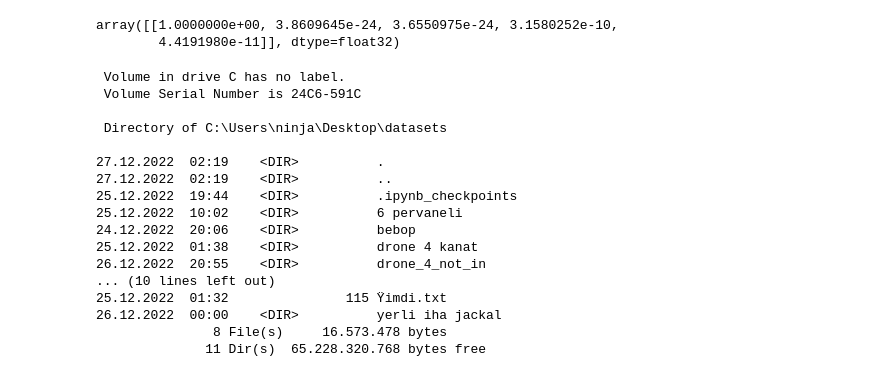
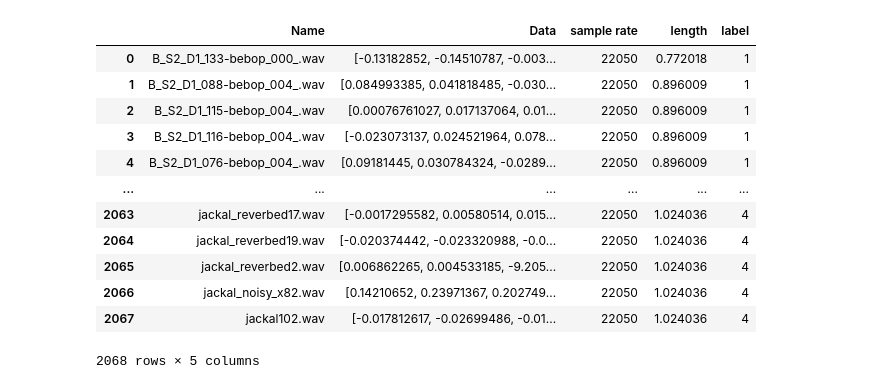
Before and after one commit to ninjalp/Machine-Learning, a Jupyter notebook: drone_sound_classification.ipynb, the cells around one changed output. Cells and saved outputs as stored; diff of their text form; code cells hidden in the pictures.

```diff
--- a/drone_sound_classification.ipynb
+++ b/drone_sound_classification.ipynb
@@ -1515,25 +0,0 @@ class_names[np.argmax(goodgame)]
-# %%
-goodgame
-# %% [output]
-array([[1.0000000e+00, 3.8609645e-24, 3.6550975e-24, 3.1580252e-10,
-        4.4191980e-11]], dtype=float32)
-# %%
-ls
-# %% [output]
- Volume in drive C has no label.
- Volume Serial Number is 24C6-591C
-
- Directory of C:\Users\ninja\Desktop\datasets
-
-27.12.2022  02:19    <DIR>          .
-27.12.2022  02:19    <DIR>          ..
-25.12.2022  19:44    <DIR>          .ipynb_checkpoints
-25.12.2022  10:02    <DIR>          6 pervaneli
-24.12.2022  20:06    <DIR>          bebop
-25.12.2022  01:38    <DIR>          drone 4 kanat
-26.12.2022  20:55    <DIR>          drone_4_not_in
-... (10 lines left out)
-25.12.2022  01:32               115 Ÿimdi.txt
-26.12.2022  00:00    <DIR>          yerli iha jackal
-               8 File(s)     16.573.478 bytes
-              11 Dir(s)  65.228.320.768 bytes free
@@ -1539,0 +8,25 @@ ls
+# %%
+path= "E:\\datasets\\drone_sounds\\drone_data.npy"
+# %%
+import pandas as pd
+import numpy as np
+
+hepsi_drone=np.load(path,allow_pickle=True)
+
+hepsi_df=pd.DataFrame(hepsi_drone,columns=["Name","Data","sample rate","length","label"])
+# %%
+hepsi_df
+# %% [output]
+|  | Name | Data | sample rate | length | label |
+| 0 | B_S2_D1_133-bebop_000_.wav | [-0.13182852, -0.14510787, -0.003... | 22050 | 0.772018 | 1 |
+| 1 | B_S2_D1_088-bebop_004_.wav | [0.084993385, 0.041818485, -0.030... | 22050 | 0.896009 | 1 |
+| 2 | B_S2_D1_115-bebop_004_.wav | [0.00076761027, 0.017137064, 0.01... | 22050 | 0.896009 | 1 |
+| 3 | B_S2_D1_116-bebop_004_.wav | [-0.023073137, 0.024521964, 0.078... | 22050 | 0.896009 | 1 |
+| 4 | B_S2_D1_076-bebop_004_.wav | [0.09181445, 0.030784324, -0.0289... | 22050 | 0.896009 | 1 |
+| ... | ... | ... | ... | ... | ... |
+| 2063 | jackal_reverbed17.wav | [-0.0017295582, 0.00580514, 0.015... | 22050 | 1.024036 | 4 |
+| 2064 | jackal_reverbed19.wav | [-0.020374442, -0.023320988, -0.0... | 22050 | 1.024036 | 4 |
+| 2065 | jackal_reverbed2.wav | [0.006862265, 0.004533185, -9.205... | 22050 | 1.024036 | 4 |
+| 2066 | jackal_noisy_x82.wav | [0.14210652, 0.23971367, 0.202749... | 22050 | 1.024036 | 4 |
+| 2067 | jackal102.wav | [-0.017812617, -0.02699486, -0.01... | 22050 | 1.024036 | 4 |
+2068 rows × 5 columns
```
Also changed, not shown: parts of 150 cells of this notebook.
